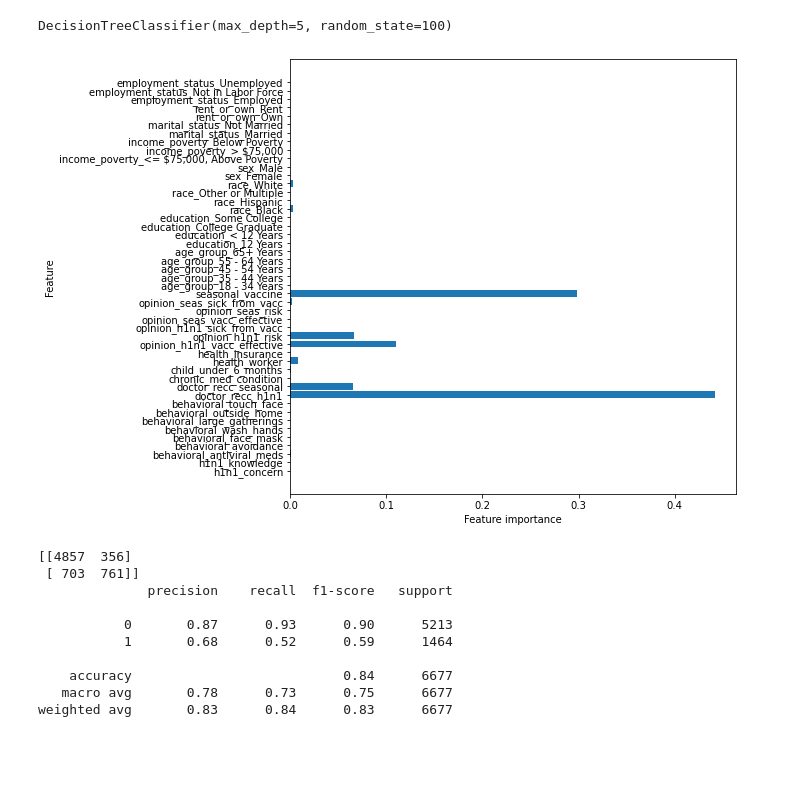
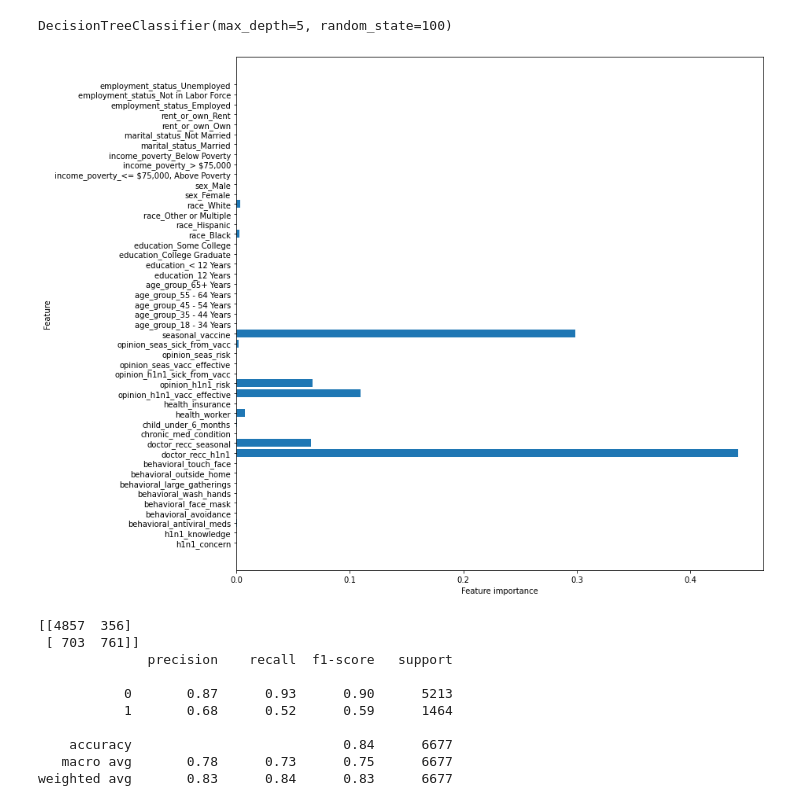
Before and after one commit to lpb3393/predict-flu-vaccine, a Jupyter notebook: predict-flu-vaccines.ipynb, the cells around one changed output. Cells and saved outputs as stored; diff of their text form; code cells hidden in the pictures; blank space fills up the shorter version.

```diff
--- a/predict-flu-vaccines.ipynb
+++ b/predict-flu-vaccines.ipynb
@@ -362,17 +362,17 @@ DecisionTreeClassifier(max_depth=5, random_state=100)
 # %%
 #Defining the funtion to show the features that are most used in the model
 
 def plot_feature_importances(model):
     n_features = X_train.shape[1]
-    plt.figure(figsize=(8,8))
+    plt.figure(figsize=(12,12))
     plt.barh(range(n_features), model.feature_importances_, align='center')
     plt.yticks(np.arange(n_features), X_train.columns.values)
     plt.xlabel('Feature importance')
     plt.ylabel('Feature')
 
 plot_feature_importances(tree_baseline)
 # %% [output]
-[figure, old version]
+[figure, new version]
 # %%
 #looking at how the model performs overall but focusing on precision
 
```
Also changed, not shown: parts of 4 cells of this notebook, 2 other files.
